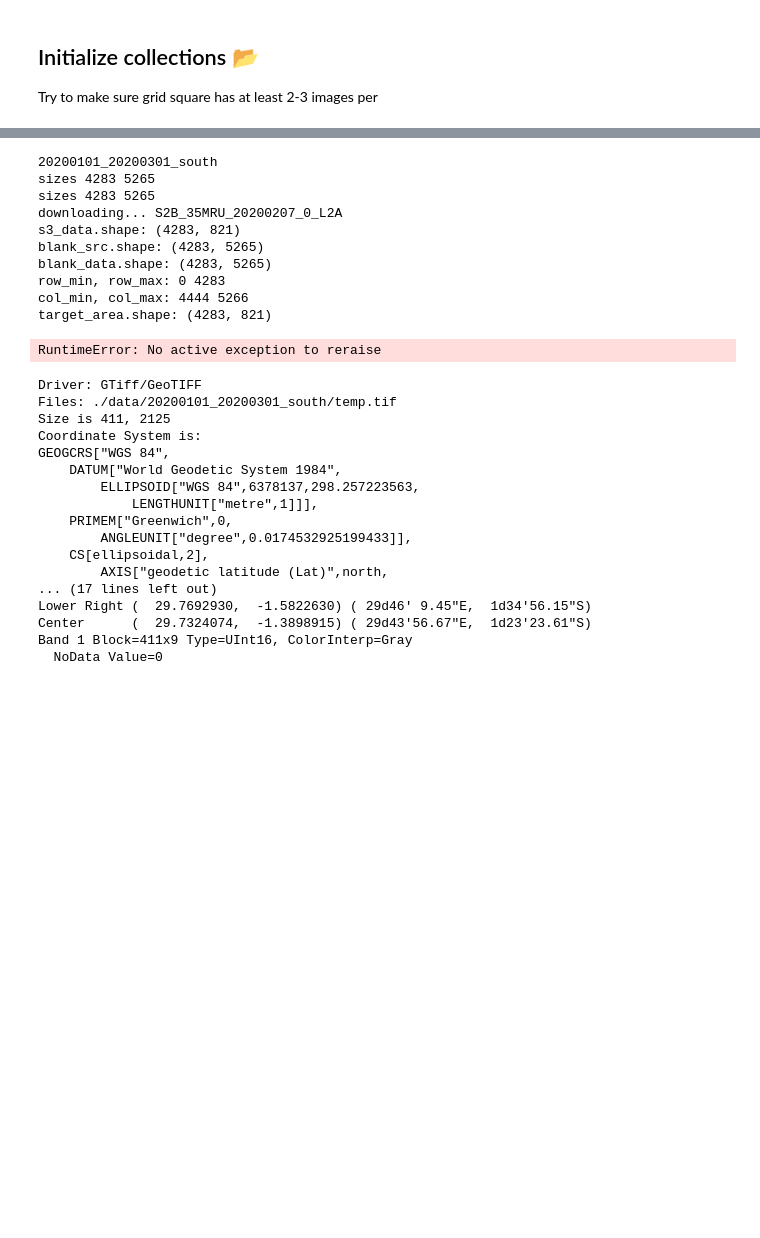
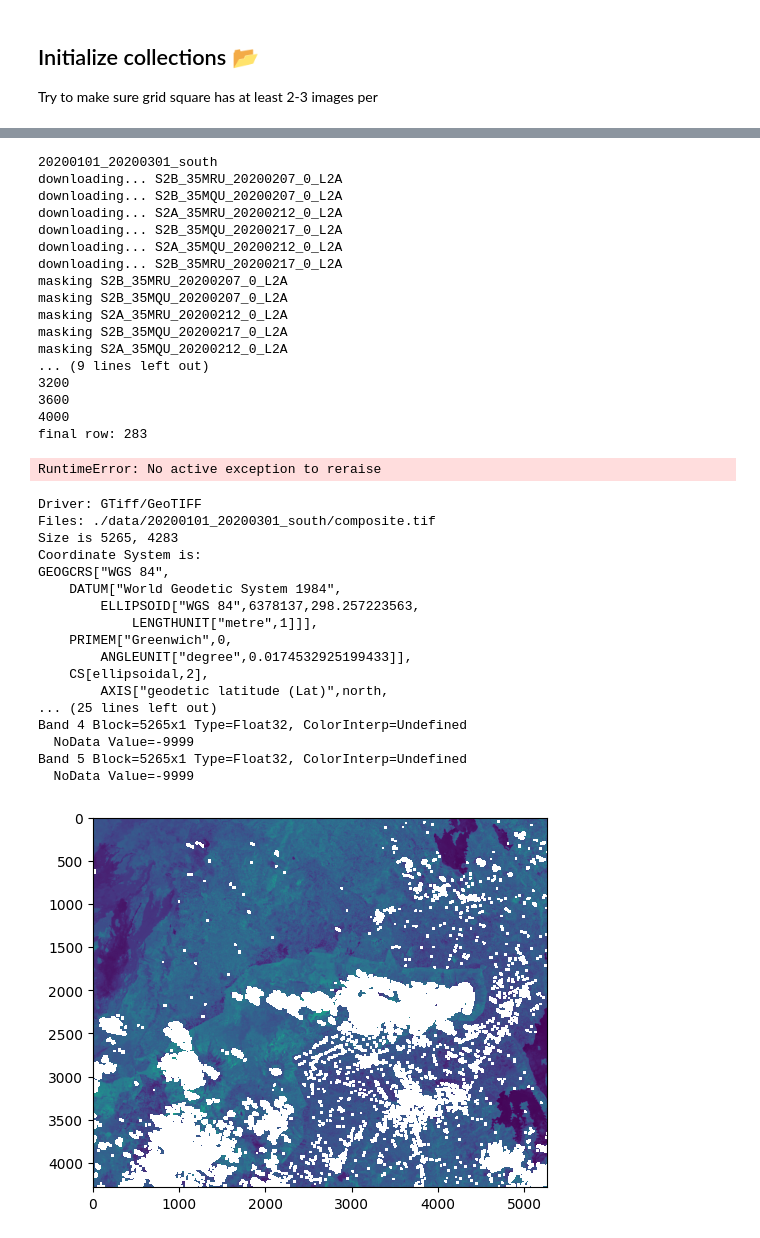
Before and after one commit to caseyslaught/smartcarte-containers, a Jupyter notebook: notebooks/src/RunPrepareImagery.ipynb, the cells around one changed output, grey strips where cells are left out. Cells and saved outputs as stored; diff of their text form; code cells hidden in the pictures; blank space fills up the shorter version.

```diff
--- a/notebooks/src/RunPrepareImagery.ipynb
+++ b/notebooks/src/RunPrepareImagery.ipynb
@@ -85,9 +93,9 @@ for job in JOBS:
 %reload_ext autoreload
 %autoreload 2
 
+
 import common.utilities.download as download
 import common.utilities.imagery as imagery
-
 
 
 for params in job_params:
@@ -97,7 +105,12 @@ for params in job_params:
 
     print(sub_dir)
 
-    composites = download.get_processed_composites(collection, bbox, f'./data/{sub_dir}')
+    # TODO: this should return a path to a stack of composites for all bands (except SCL)
+    composite_path = download.get_processed_composites(collection, bbox, f'./data/{sub_dir}')
+
+    print(composite_path)
+
+    raise
 
     # prepare RGB-TIFs for labeling and map tiles
 
@@ -123,24 +136,32 @@ for params in job_params:
     imagery.create_tif(all_uint16_vrt_path, all_uint16_tif_path, isCog=True)
 # %% [output]
 20200101_20200301_south
-sizes 4283 5265
-sizes 4283 5265
 downloading... S2B_35MRU_20200207_0_L2A
-s3_data.shape: (4283, 821)
-blank_src.shape: (4283, 5265)
-blank_data.shape: (4283, 5265)
-row_min, row_max: 0 4283
-col_min, col_max: 4444 5266
-target_area.shape: (4283, 821)
+downloading... S2B_35MQU_20200207_0_L2A
+downloading... S2A_35MRU_20200212_0_L2A
+downloading... S2B_35MQU_20200217_0_L2A
+downloading... S2A_35MQU_20200212_0_L2A
+downloading... S2B_35MRU_20200217_0_L2A
+masking S2B_35MRU_20200207_0_L2A
+masking S2B_35MQU_20200207_0_L2A
+masking S2A_35MRU_20200212_0_L2A
+masking S2B_35MQU_20200217_0_L2A
+masking S2A_35MQU_20200212_0_L2A
+... (9 lines left out)
+3200
+3600
+4000
+final row: 283
 RuntimeError: No active exception to reraise
 # %%
 %%bash
 
-gdalinfo ./data/20200101_20200301_south/temp.tif
+#gdalinfo ./data/20200101_20200301_south/S2B_35MRU_20200207_0_L2A/stack_masked.tif
+gdalinfo ./data/20200101_20200301_south/composite.tif
 # %% [output]
 Driver: GTiff/GeoTIFF
-Files: ./data/20200101_20200301_south/temp.tif
-Size is 411, 2125
+Files: ./data/20200101_20200301_south/composite.tif
+Size is 5265, 4283
 Coordinate System is:
 GEOGCRS["WGS 84",
     DATUM["World Geodetic System 1984",
@@ -150,8 +171,17 @@ GEOGCRS["WGS 84",
         ANGLEUNIT["degree",0.0174532925199433]],
     CS[ellipsoidal,2],
         AXIS["geodetic latitude (Lat)",north,
-... (17 lines left out)
-Lower Right (  29.7692930,  -1.5822630) ( 29d46' 9.45"E,  1d34'56.15"S)
-Center      (  29.7324074,  -1.3898915) ( 29d43'56.67"E,  1d23'23.61"S)
-Band 1 Block=411x9 Type=UInt16, ColorInterp=Gray
-  NoData Value=0
+... (25 lines left out)
+Band 4 Block=5265x1 Type=Float32, ColorInterp=Undefined
+  NoData Value=-9999
+Band 5 Block=5265x1 Type=Float32, ColorInterp=Undefined
+  NoData Value=-9999
+# %%
+import matplotlib.pyplot as plt
+import rasterio
+
+with rasterio.open("./data/20200101_20200301_south/composite.tif") as src:
+    data = src.read(4, masked=True)
+    plt.imshow(data)
+# %% [output]
+[figure, added]
```
Also changed, not shown: parts of 1 cell of this notebook, 4 other files.
